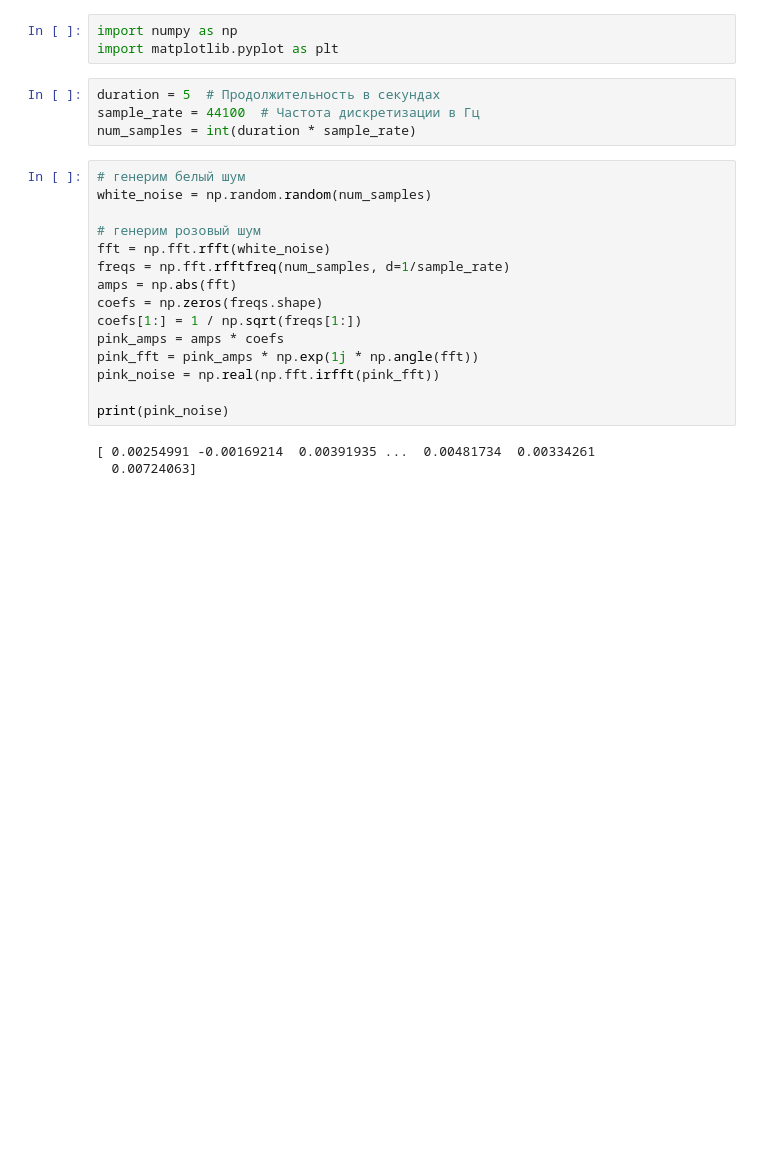
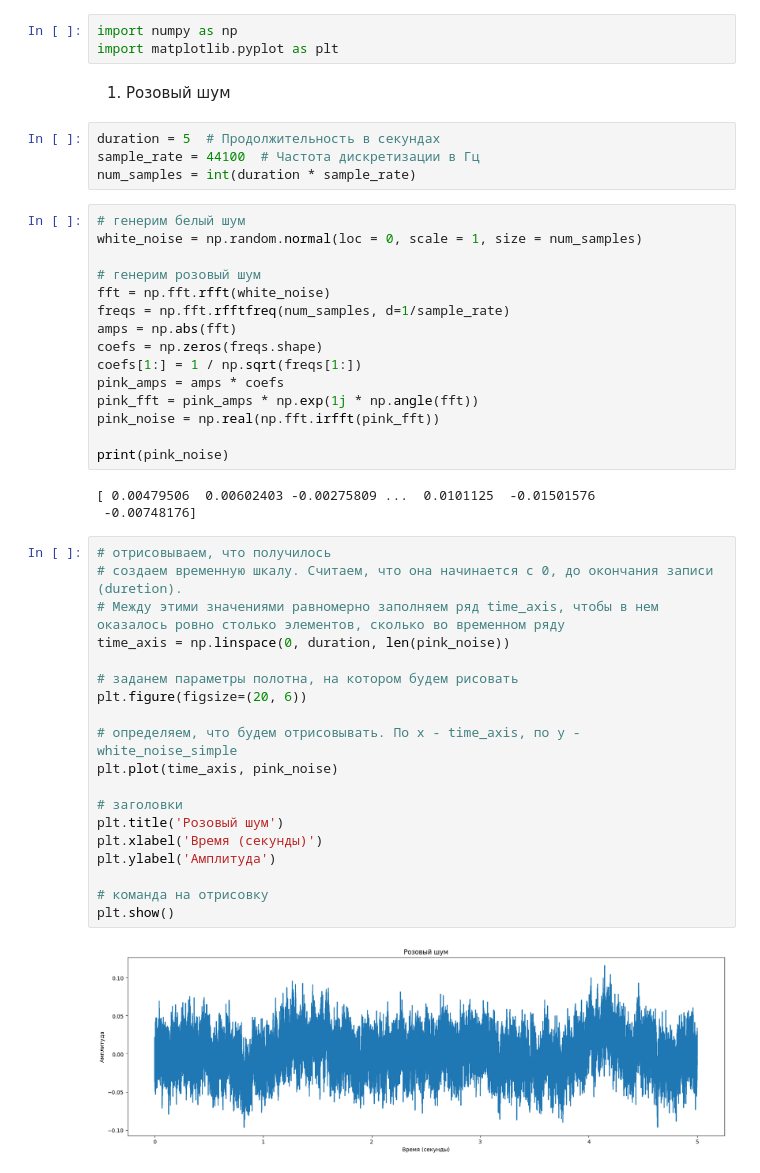
Before and after one commit to onedanoken/timeseries_homeworks, a Jupyter notebook: first_notebook.ipynb, the cells around one changed output. Cells and saved outputs as stored; diff of their text form; blank space fills up the shorter version.

```diff
--- a/first_notebook.ipynb
+++ b/first_notebook.ipynb
@@ -24,13 +6,15 @@ Successfully installed scipy-1.11.2
 # %%
 import numpy as np
 import matplotlib.pyplot as plt
+# %% [markdown]
+1) Розовый шум
 # %%
 duration = 5  # Продолжительность в секундах
 sample_rate = 44100  # Частота дискретизации в Гц
 num_samples = int(duration * sample_rate)
 # %%
 # генерим белый шум
-white_noise = np.random.random(num_samples)
+white_noise = np.random.normal(loc = 0, scale = 1, size = num_samples)
 
 # генерим розовый шум
 fft = np.fft.rfft(white_noise)
@@ -44,5 +28,26 @@ pink_noise = np.real(np.fft.irfft(pink_fft))
 
 print(pink_noise)
 # %% [output]
-[ 0.00254991 -0.00169214  0.00391935 ...  0.00481734  0.00334261
-  0.00724063]
+[ 0.00479506  0.00602403 -0.00275809 ...  0.0101125  -0.01501576
+ -0.00748176]
+# %%
+# отрисовываем, что получилось
+# создаем временную шкалу. Считаем, что она начинается с 0, до окончания записи (duretion).
+# Между этими значениями равномерно заполняем ряд time_axis, чтобы в нем оказалось ровно столько элементов, сколько во временном ряду
+time_axis = np.linspace(0, duration, len(pink_noise))
+
+# заданем параметры полотна, на котором будем рисовать
+plt.figure(figsize=(20, 6))
+
+# определяем, что будем отрисовывать. По x - time_axis, по y - white_noise_simple
+plt.plot(time_axis, pink_noise)
+
+# заголовки
+plt.title('Розовый шум')
+plt.xlabel('Время (секунды)')
+plt.ylabel('Амплитуда')
+
+# команда на отрисовку
+plt.show()
+# %% [output]
+[figure, added]
```
Also changed, not shown: parts of 3 cells of this notebook.
